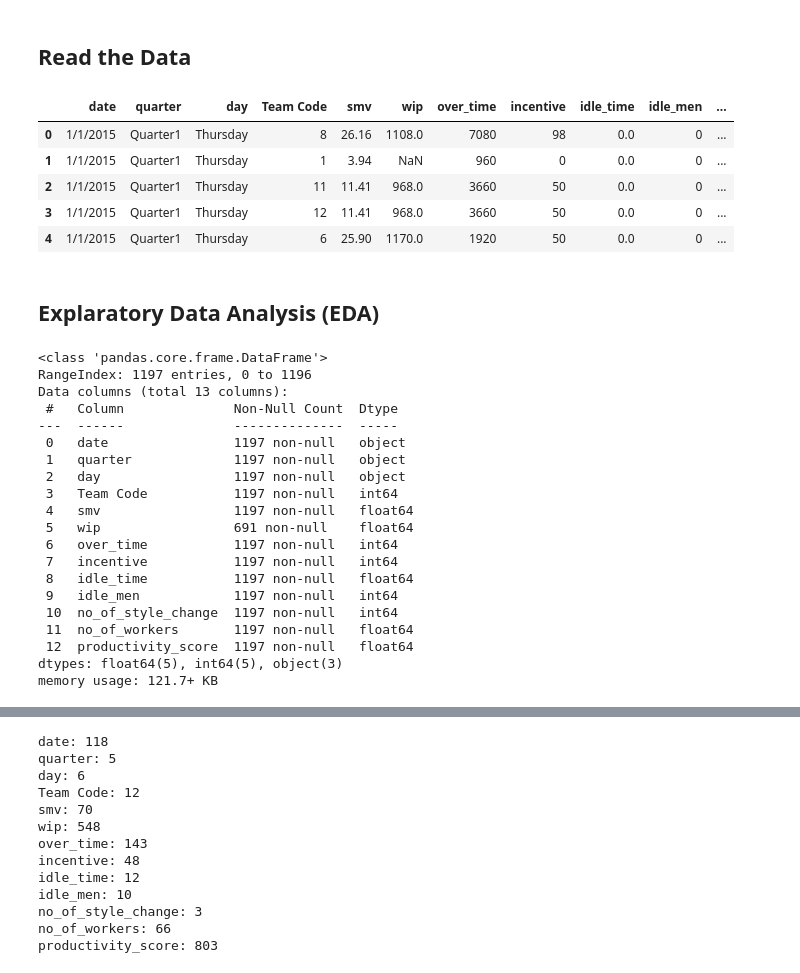
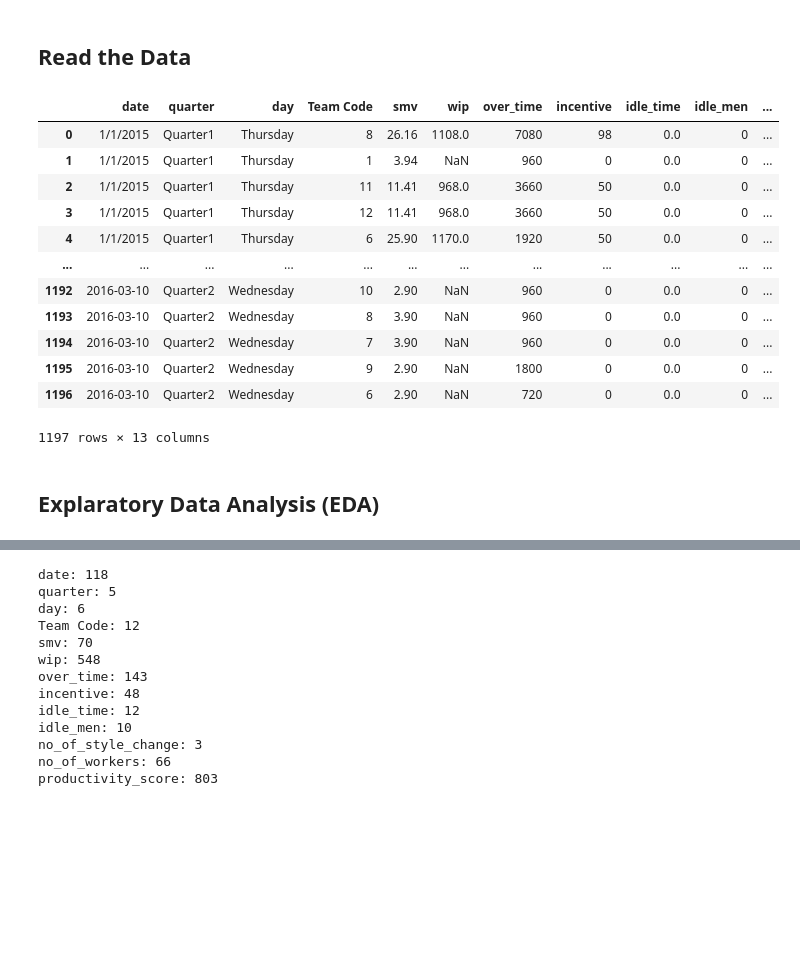
Before and after one commit to Tinnne/UTSDeepLearning, a Jupyter notebook: Number1.ipynb, the cells around one changed output, grey strips where cells are left out. Drawn from its saved outputs; the diff is of its cells as text; code cells hidden in the pictures; blank space fills up the shorter version.

```diff
--- a/Number1.ipynb
+++ b/Number1.ipynb
@@ -23,36 +26,20 @@ import matplotlib.pyplot as plt
 ## Read the Data
 # %%
 data = pd.read_parquet("Data/01/dataset_1B.parquet")
-data.head()
+data
 # %% [output]
 |  | date | quarter | day | Team Code | smv | wip | over_time | incentive | idle_time | idle_men | ... |
 | 0 | 1/1/2015 | Quarter1 | Thursday | 8 | 26.16 | 1108.0 | 7080 | 98 | 0.0 | 0 | ... |
 | 1 | 1/1/2015 | Quarter1 | Thursday | 1 | 3.94 | NaN | 960 | 0 | 0.0 | 0 | ... |
 | 2 | 1/1/2015 | Quarter1 | Thursday | 11 | 11.41 | 968.0 | 3660 | 50 | 0.0 | 0 | ... |
 | 3 | 1/1/2015 | Quarter1 | Thursday | 12 | 11.41 | 968.0 | 3660 | 50 | 0.0 | 0 | ... |
 | 4 | 1/1/2015 | Quarter1 | Thursday | 6 | 25.90 | 1170.0 | 1920 | 50 | 0.0 | 0 | ... |
+| ... | ... | ... | ... | ... | ... | ... | ... | ... | ... | ... | ... |
+| 1192 | 2016-03-10 | Quarter2 | Wednesday | 10 | 2.90 | NaN | 960 | 0 | 0.0 | 0 | ... |
+| 1193 | 2016-03-10 | Quarter2 | Wednesday | 8 | 3.90 | NaN | 960 | 0 | 0.0 | 0 | ... |
+| 1194 | 2016-03-10 | Quarter2 | Wednesday | 7 | 3.90 | NaN | 960 | 0 | 0.0 | 0 | ... |
+| 1195 | 2016-03-10 | Quarter2 | Wednesday | 9 | 2.90 | NaN | 1800 | 0 | 0.0 | 0 | ... |
+| 1196 | 2016-03-10 | Quarter2 | Wednesday | 6 | 2.90 | NaN | 720 | 0 | 0.0 | 0 | ... |
+1197 rows × 13 columns
 # %% [markdown]
 ## Explaratory Data Analysis (EDA)
-# %%
-data.info()
-# %% [output]
-<class 'pandas.core.frame.DataFrame'>
-RangeIndex: 1197 entries, 0 to 1196
-Data columns (total 13 columns):
- #   Column              Non-Null Count  Dtype
----  ------              --------------  -----
- 0   date                1197 non-null   object
- 1   quarter             1197 non-null   object
- 2   day                 1197 non-null   object
- 3   Team Code           1197 non-null   int64
- 4   smv                 1197 non-null   float64
- 5   wip                 691 non-null    float64
- 6   over_time           1197 non-null   int64
- 7   incentive           1197 non-null   int64
- 8   idle_time           1197 non-null   float64
- 9   idle_men            1197 non-null   int64
- 10  no_of_style_change  1197 non-null   int64
- 11  no_of_workers       1197 non-null   float64
- 12  productivity_score  1197 non-null   float64
-dtypes: float64(5), int64(5), object(3)
-memory usage: 121.7+ KB
```
Also changed, not shown: parts of 59 cells of this notebook.
